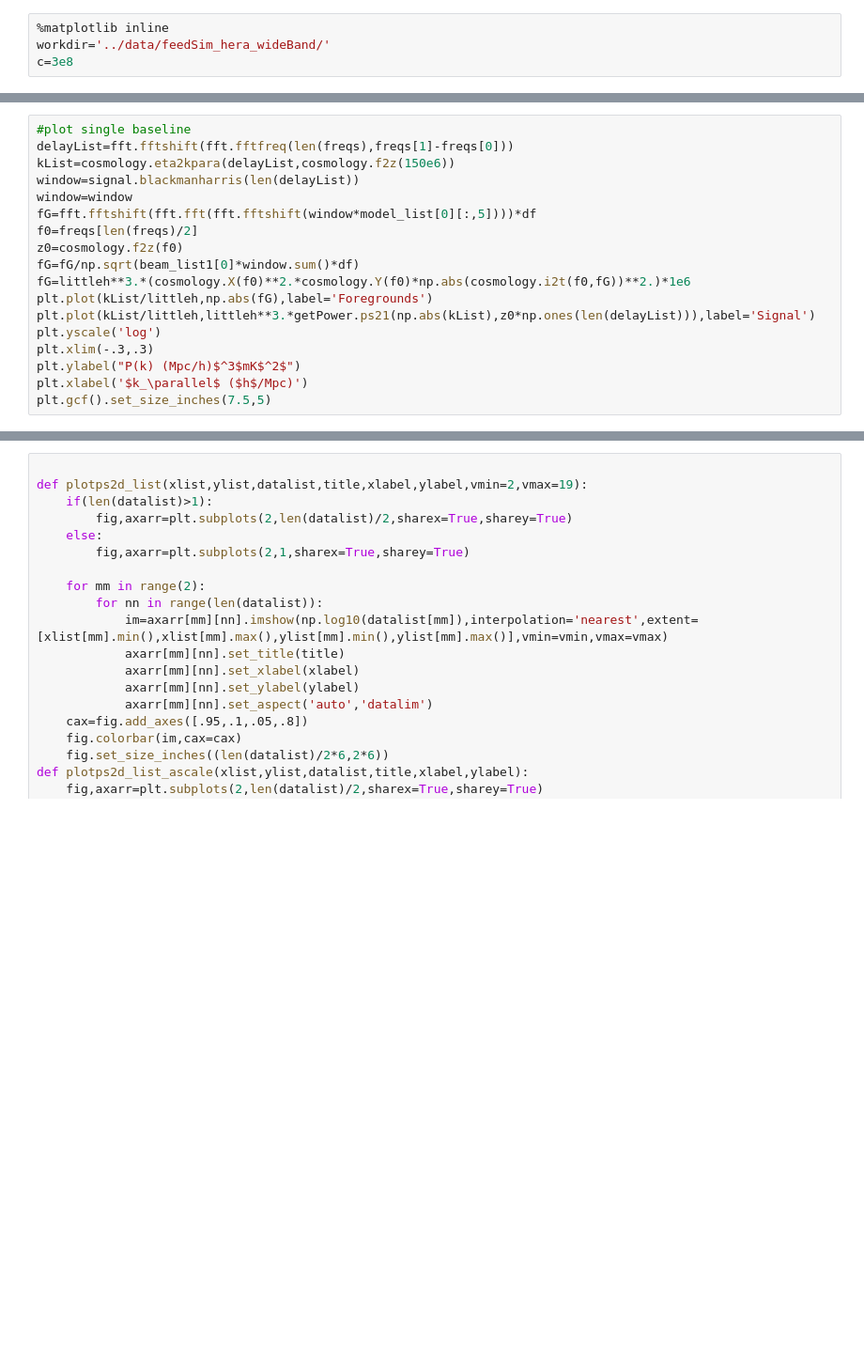
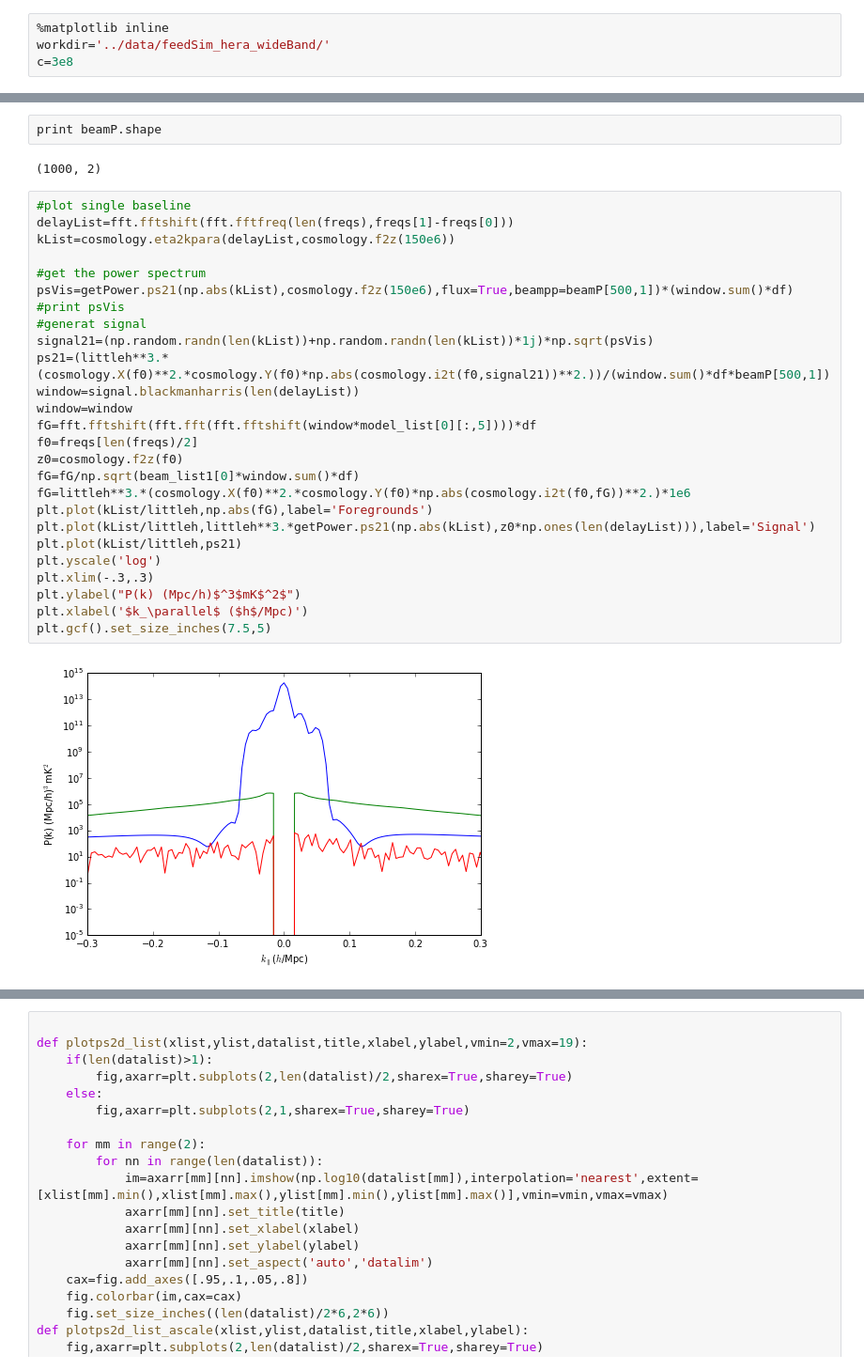
Before and after one commit to aewallwi/DishPapers, a Jupyter notebook: DishSimulations/code/hera_feed_hf_cleaning_wideBand_stable.ipynb, the cells around one changed output, grey strips where cells are left out. Shown at 94% size. Cells and saved outputs as stored; diff of their text form; blank space fills up the shorter version.

```diff
--- a/DishSimulations/code/hera_feed_hf_cleaning_wideBand_stable.ipynb
+++ b/DishSimulations/code/hera_feed_hf_cleaning_wideBand_stable.ipynb
@@ -88,21 +84,35 @@ plt.plot(df*np.abs(fft.fftshift(fft.fft(fft.fftshift(model_list[0][:,5]*window))
+# %%
+print beamP.shape
+# %% [output]
+(1000, 2)
 # %%
 #plot single baseline
 delayList=fft.fftshift(fft.fftfreq(len(freqs),freqs[1]-freqs[0]))
 kList=cosmology.eta2kpara(delayList,cosmology.f2z(150e6))
+
+#get the power spectrum
+psVis=getPower.ps21(np.abs(kList),cosmology.f2z(150e6),flux=True,beampp=beamP[500,1])*(window.sum()*df)
+#print psVis
+#generat signal
+signal21=(np.random.randn(len(kList))+np.random.randn(len(kList))*1j)*np.sqrt(psVis)
+ps21=(littleh**3.*(cosmology.X(f0)**2.*cosmology.Y(f0)*np.abs(cosmology.i2t(f0,signal21))**2.))/(window.sum()*df*beamP[500,1])
 window=signal.blackmanharris(len(delayList))
 window=window
 fG=fft.fftshift(fft.fft(fft.fftshift(window*model_list[0][:,5])))*df
 f0=freqs[len(freqs)/2]
 z0=cosmology.f2z(f0)
 fG=fG/np.sqrt(beam_list1[0]*window.sum()*df)
 fG=littleh**3.*(cosmology.X(f0)**2.*cosmology.Y(f0)*np.abs(cosmology.i2t(f0,fG))**2.)*1e6
 plt.plot(kList/littleh,np.abs(fG),label='Foregrounds')
 plt.plot(kList/littleh,littleh**3.*getPower.ps21(np.abs(kList),z0*np.ones(len(delayList))),label='Signal')
+plt.plot(kList/littleh,ps21)
 plt.yscale('log')
 plt.xlim(-.3,.3)
 plt.ylabel("P(k) (Mpc/h)$^3$mK$^2$")
 plt.xlabel('$k_\parallel$ ($h$/Mpc)')
 plt.gcf().set_size_inches(7.5,5)
+# %% [output]
+[figure, added]
 # %%
 #data,window,kernel,area are all given in zero in center format real space.
 def tsys(f):
```
Also changed, not shown: parts of 14 cells of this notebook, 25 other files.
